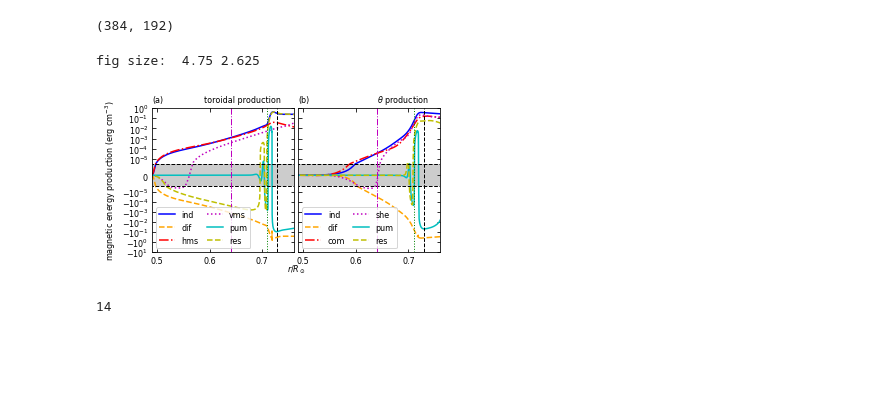
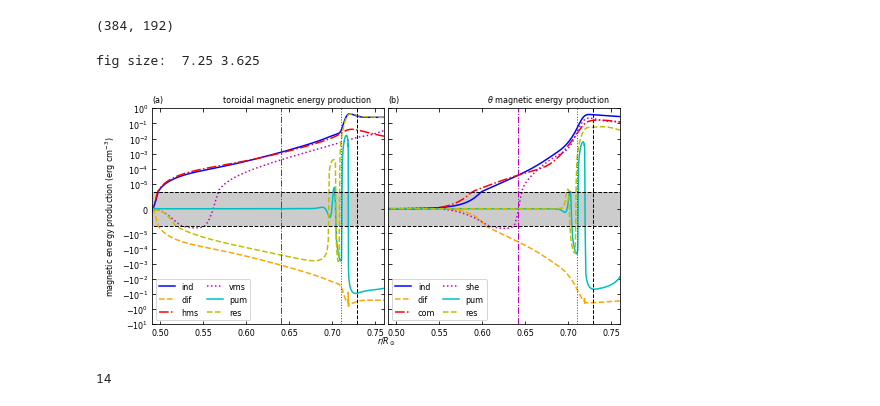
Before and after one commit to illorenzo7/Tacho_Letter_Plots_Part2, a Jupyter notebook: 00_meprod.ipynb, the cells around one changed output. Cells and saved outputs as stored; diff of their text form; code cells hidden in the pictures; blank space fills up the shorter version.

Commit message:
made meprod figure full page width

```diff
--- a/00_meprod.ipynb
+++ b/00_meprod.ipynb
@@ -121,7 +121,7 @@ indp_ms_exact = indp_ms_r + indp_ms_t
 (384, 192)
 # %%
 # make good line plot dimensions
-fig_width_inches = 4.75
+fig_width_inches = 7.25 #4.75
 margin_inches = 1/16 # margin width in inches (for both x and y) and
     # horizontally in between figures
 margin_bottom_inches = 3/8
@@ -131,7 +131,7 @@ margin_right_inches = 1/16
 
 subplot_width_inches = (fig_width_inches - margin_left_inches - 3*margin_right_inches)/2
 
-subplot_height_inches = 2
+subplot_height_inches = 3. #2
 fig_height_inches = margin_top_inches + subplot_height_inches + margin_bottom_inches
 
 margin_x = margin_inches/fig_width_inches
@@ -148,7 +148,7 @@ margin_right = margin_right_inches/fig_width_inches
 
 print ("fig size: ", fig_width_inches, fig_height_inches)
 # %% [output]
-fig size:  4.75 2.625
+fig size:  7.25 3.625
 # %%
 # make paper figure
 # set some parameters
@@ -291,37 +291,37 @@ ax2.set_title('(b)', loc='left', fontsize=fontsize)
 
 # put what we're plotting there too
 buffspace = ' '*5
-ax1.set_title('toroidal production' + buffspace, loc='right', fontsize=fontsize)
-ax2.set_title(r'$\theta$' + ' production' + buffspace, loc='right', fontsize=fontsize)
+ax1.set_title('toroidal magnetic energy production' + buffspace, loc='right', fontsize=fontsize)
+ax2.set_title(r'$\theta$' + ' magnetic energy production' + buffspace, loc='right', fontsize=fontsize)
 
 
 
 # remove the annoying 10^-7 ticks (have no idea how I did this or why it makes sense)
 yticks = ax1.get_yticks().tolist()
 yticks.pop(6+int(np.log10(np.abs(ymin))))
 yticks.pop(7+int(np.log10(np.abs(ymin))))
 ax1.set_yticks(yticks)
 #ax2.set_yticks(yticks)
 ax1.set_ylim(ymin, ymax)
 
 # add shade in 'linear region'
 xvals = np.linspace(np.min(rr), rcut, 100)
 for ax in ax1, ax2:
     ax.fill_between(xvals, xvals*0 - linthresh, xvals*0 + linthresh, fc="k", alpha=0.2)
 
     # point ticks inward and get them on all sides
     plt.sca(ax)
     plt.tick_params(top=True, right=True, direction='in', which='both', labelsize=fontsize)
 plt.sca(ax1)
 plt.minorticks_off()
 
 # label both x axes
 fig.text(margin_left + subplot_width + 0.5*margin_x, margin_y,\
          r'$r/R_\odot$', fontsize=fontsize, ha='center', va='bottom')
 
 plt.savefig('images/meprod.png', dpi=300)
 # %% [output]
-[figure, old version]
+[figure, new version]
 # %%
 len(yticks)
 # %% [output]
```
Also changed, not shown: 1 other file.
